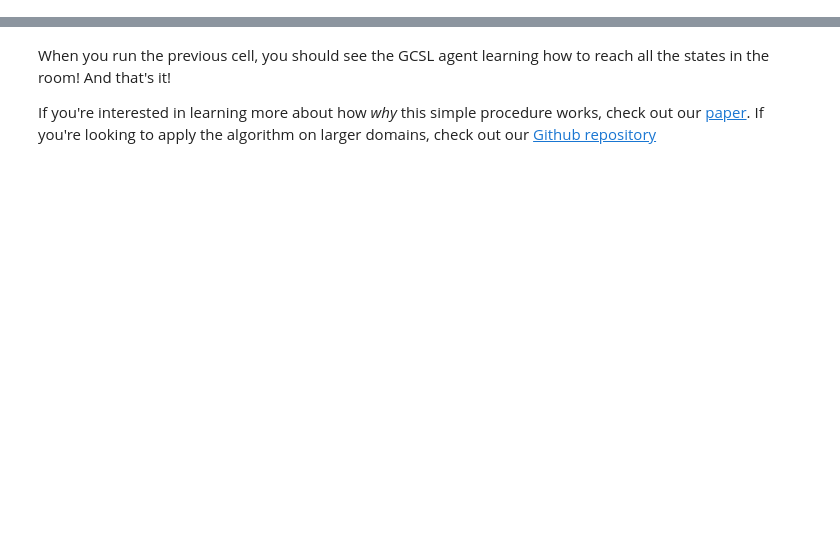
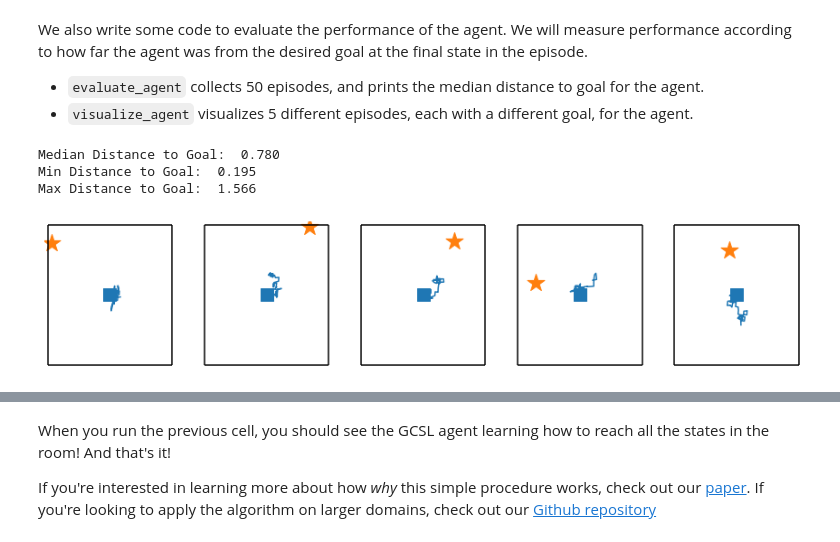
Before and after one commit to dibyaghosh/blog, a Jupyter notebook: notebooks/gcsl.ipynb, the cells around one changed output, grey strips where cells are left out. Cells and saved outputs as stored; diff of their text form; code cells hidden in the pictures; blank space fills up the shorter version.

```diff
--- a/notebooks/gcsl.ipynb
+++ b/notebooks/gcsl.ipynb
@@ -165,6 +0,0 @@ def visualize_agent(env, agent):
-# %%
-env = Pointmass()
-agent = RandomAgent()
-
-evaluate_agent(env, agent)
-visualize_agent(env, agent)
@@ -368,0 +227,29 @@ Max Distance to Goal:  0.204
+# %%
+def sample_trajectory(env, agent, T=50):
+  # Sample a target goal (fixed for episode)
+  desired_goal = env.sample_goal()
+
+  # Default control loop
+  state = env.reset()
+  states = []
+  actions = []
+  for i in range(T):
+    states.append(state)
+
+    action = agent.get_action(state=state,
+                              goal=desired_goal,
+                              horizon=np.array(T-i, dtype=float))
+    actions.append(action)
+
+    state, _, _, _ = env.step(action)
+
+  return {
+      'states': np.array(states),
+      'actions': np.array(actions),
+      'desired_goal': desired_goal,
+  }
+# %% [markdown]
+We also write some code to evaluate the performance of the agent. We will measure performance according to how far the agent was from the desired goal at the final state in the episode.
+
+- `evaluate_agent` collects 50 episodes, and prints the median distance to goal for the agent.
+- `visualize_agent` visualizes 5 different episodes, each with a different goal, for the agent.
@@ -368,0 +270,11 @@ Max Distance to Goal:  0.204
+# %%
+env = PointmassEnv()
+agent = NNAgent()
+
+evaluate_agent(env, agent)
+visualize_agent(env, agent)
+# %% [output]
+Median Distance to Goal:  0.780
+Min Distance to Goal:  0.195
+Max Distance to Goal:  1.566
+[figure, added]
```
Also changed, not shown: parts of 33 cells of this notebook, 1 other file.
